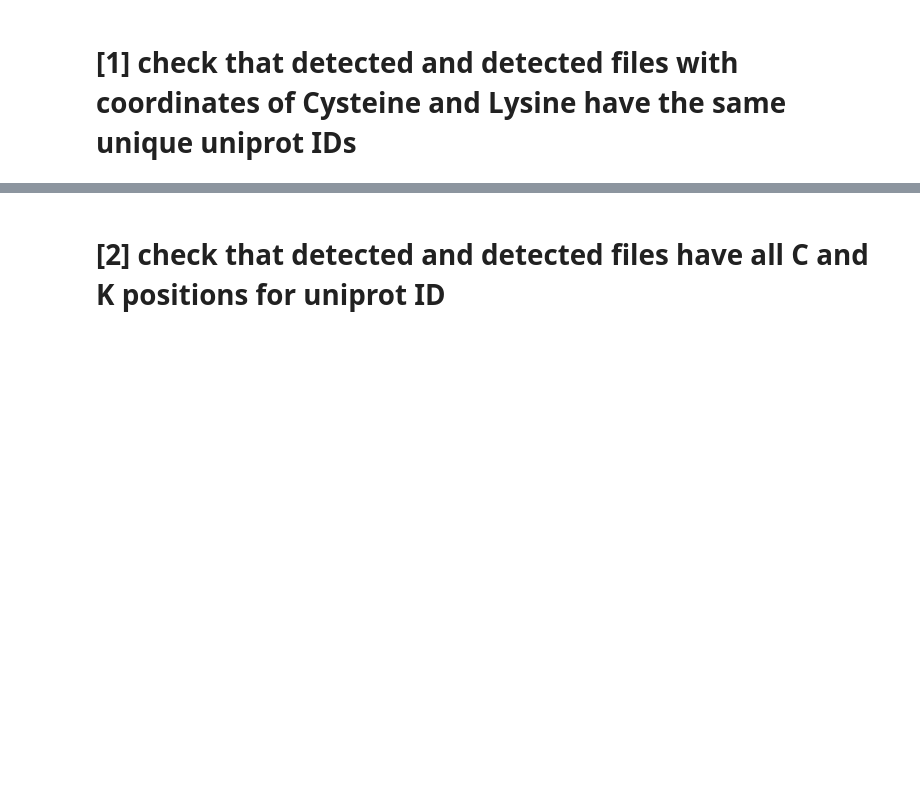
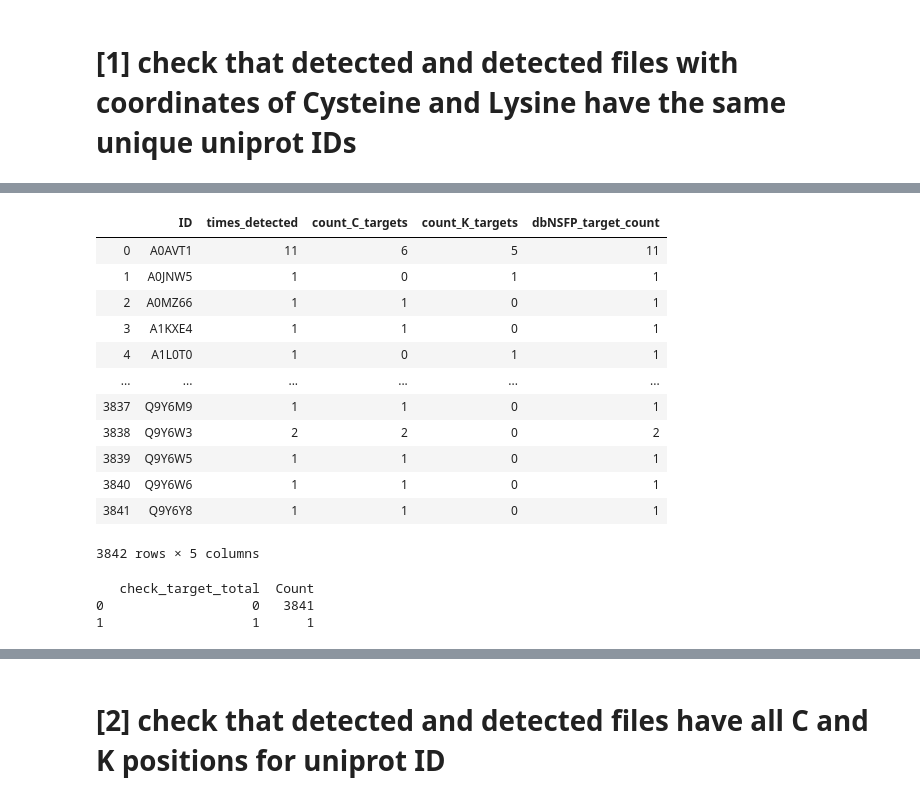
Before and after one commit to Mfpfox/MAPPING, a Jupyter notebook: K19_12_10_Coordinates_score_annotation.ipynb, the cells around one changed output, grey strips where cells are left out. Saved outputs shown, nothing was run; the diff lists cells and outputs as text; code cells hidden in the pictures; blank space fills up the shorter version.

```diff
--- a/K19_12_10_Coordinates_score_annotation.ipynb
+++ b/K19_12_10_Coordinates_score_annotation.ipynb
@@ -24,0 +170,5 @@ os.chdir("/Users/mariapalafox/Box Sync/CODE_DATA/dir_MAPpaper/TSV_UNIPROT_xref/M
+# %%
+print(len(detected3876.entry.unique()))
+detected3876.drop_duplicates(inplace=True)
+print(detected3876.head(5))
+# ONLY DETECTED POSITIONS IN DBNSFP
@@ -24,0 +186,3 @@ os.chdir("/Users/mariapalafox/Box Sync/CODE_DATA/dir_MAPpaper/TSV_UNIPROT_xref/M
+# %%
+# grouping dbnsfp detected file only by uniprot ID
+detected2 = detected3876.groupby('entry')['pos_ID'].apply(lambda x: len(x))
@@ -24,0 +216,26 @@ os.chdir("/Users/mariapalafox/Box Sync/CODE_DATA/dir_MAPpaper/TSV_UNIPROT_xref/M
+# %%
+detected2.reset_index(inplace=True)
+targetcounts.reset_index(inplace=True)
+mergetargets = pd.merge(targetcounts,detected2,how='inner',on=['ID'])
+mergetargets
+# %% [output]
+|  | ID | times_detected | count_C_targets | count_K_targets | dbNSFP_target_count |
+| 0 | A0AVT1 | 11 | 6 | 5 | 11 |
+| 1 | A0JNW5 | 1 | 0 | 1 | 1 |
+| 2 | A0MZ66 | 1 | 1 | 0 | 1 |
+| 3 | A1KXE4 | 1 | 1 | 0 | 1 |
+| 4 | A1L0T0 | 1 | 0 | 1 | 1 |
+| ... | ... | ... | ... | ... | ... |
+| 3837 | Q9Y6M9 | 1 | 1 | 0 | 1 |
+| 3838 | Q9Y6W3 | 2 | 2 | 0 | 2 |
+| 3839 | Q9Y6W5 | 1 | 1 | 0 | 1 |
+| 3840 | Q9Y6W6 | 1 | 1 | 0 | 1 |
+| 3841 | Q9Y6Y8 | 1 | 1 | 0 | 1 |
+3842 rows × 5 columns
+# %%
+mergetargets['check_target_total'] = mergetargets['times_detected'] - mergetargets['dbNSFP_target_count']
+checkColumnValues(mergetargets, 'check_target_total')
+# %% [output]
+   check_target_total  Count
+0                   0   3841
+1                   1      1
```
Also changed, not shown: parts of 39 cells of this notebook.
